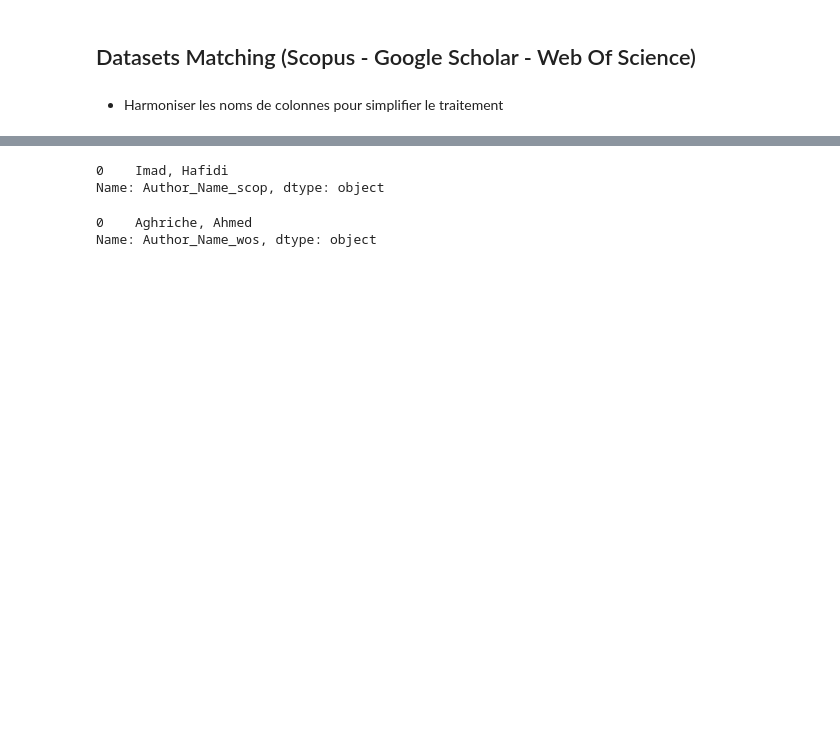
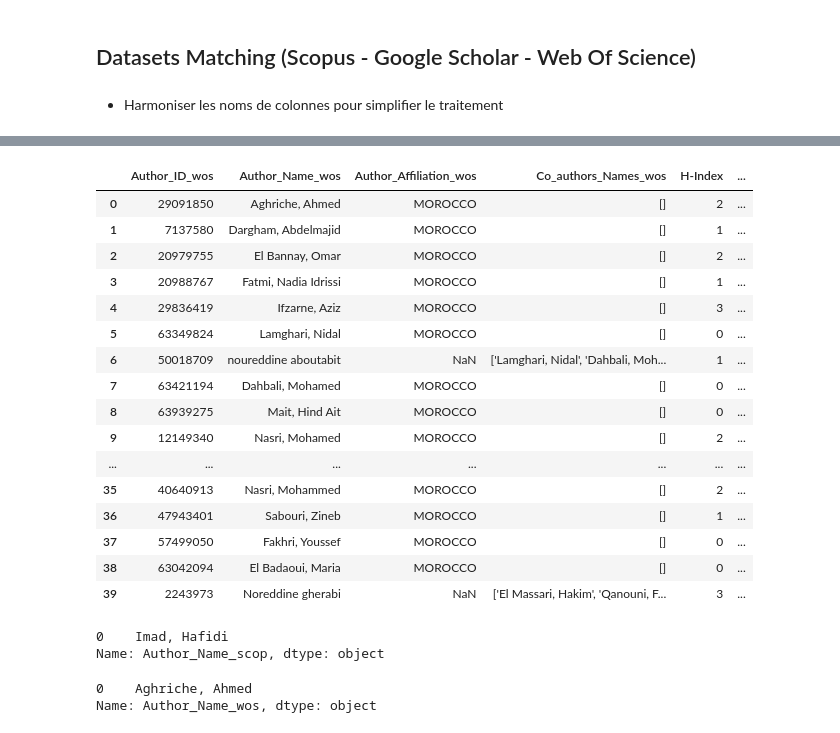
Before and after one commit to boualo/Int-gration-donn-es, a Jupyter notebook: Matching.ipynb, the cells around one changed output, grey strips where cells are left out. Saved outputs shown, nothing was run; the diff lists cells and outputs as text; code cells hidden in the pictures; blank space fills up the shorter version.

```diff
--- a/Matching.ipynb
+++ b/Matching.ipynb
@@ -59,4 +57,24 @@ Index(['Author_ID_gosch', 'Author_Name_gosch', 'Author_Affiliation_gosch',
       dtype='object')
+# %%
+wos
+# %% [output]
+|  | Author_ID_wos | Author_Name_wos | Author_Affiliation_wos | Co_authors_Names_wos | H-Index | ... |
+| 0 | 29091850 | Aghriche, Ahmed | MOROCCO | [] | 2 | ... |
+| 1 | 7137580 | Dargham, Abdelmajid | MOROCCO | [] | 1 | ... |
+| 2 | 20979755 | El Bannay, Omar | MOROCCO | [] | 2 | ... |
+| 3 | 20988767 | Fatmi, Nadia Idrissi | MOROCCO | [] | 1 | ... |
+| 4 | 29836419 | Ifzarne, Aziz | MOROCCO | [] | 3 | ... |
+| 5 | 63349824 | Lamghari, Nidal | MOROCCO | [] | 0 | ... |
+| 6 | 50018709 | noureddine aboutabit | NaN | ['Lamghari, Nidal', 'Dahbali, Moh... | 1 | ... |
+| 7 | 63421194 | Dahbali, Mohamed | MOROCCO | [] | 0 | ... |
+| 8 | 63939275 | Mait, Hind Ait | MOROCCO | [] | 0 | ... |
+| 9 | 12149340 | Nasri, Mohamed | MOROCCO | [] | 2 | ... |
+| ... | ... | ... | ... | ... | ... | ... |
+| 35 | 40640913 | Nasri, Mohammed | MOROCCO | [] | 2 | ... |
+| 36 | 47943401 | Sabouri, Zineb | MOROCCO | [] | 1 | ... |
+| 37 | 57499050 | Fakhri, Youssef | MOROCCO | [] | 0 | ... |
+| 38 | 63042094 | El Badaoui, Maria | MOROCCO | [] | 0 | ... |
+| 39 | 2243973 | Noreddine gherabi | NaN | ['El Massari, Hakim', 'Qanouni, F... | 3 | ... |
 # %%
 scop["Author_Name_scop"][:1]
 # %% [output]
```
Also changed, not shown: parts of 38 cells of this notebook, 21 other files.
